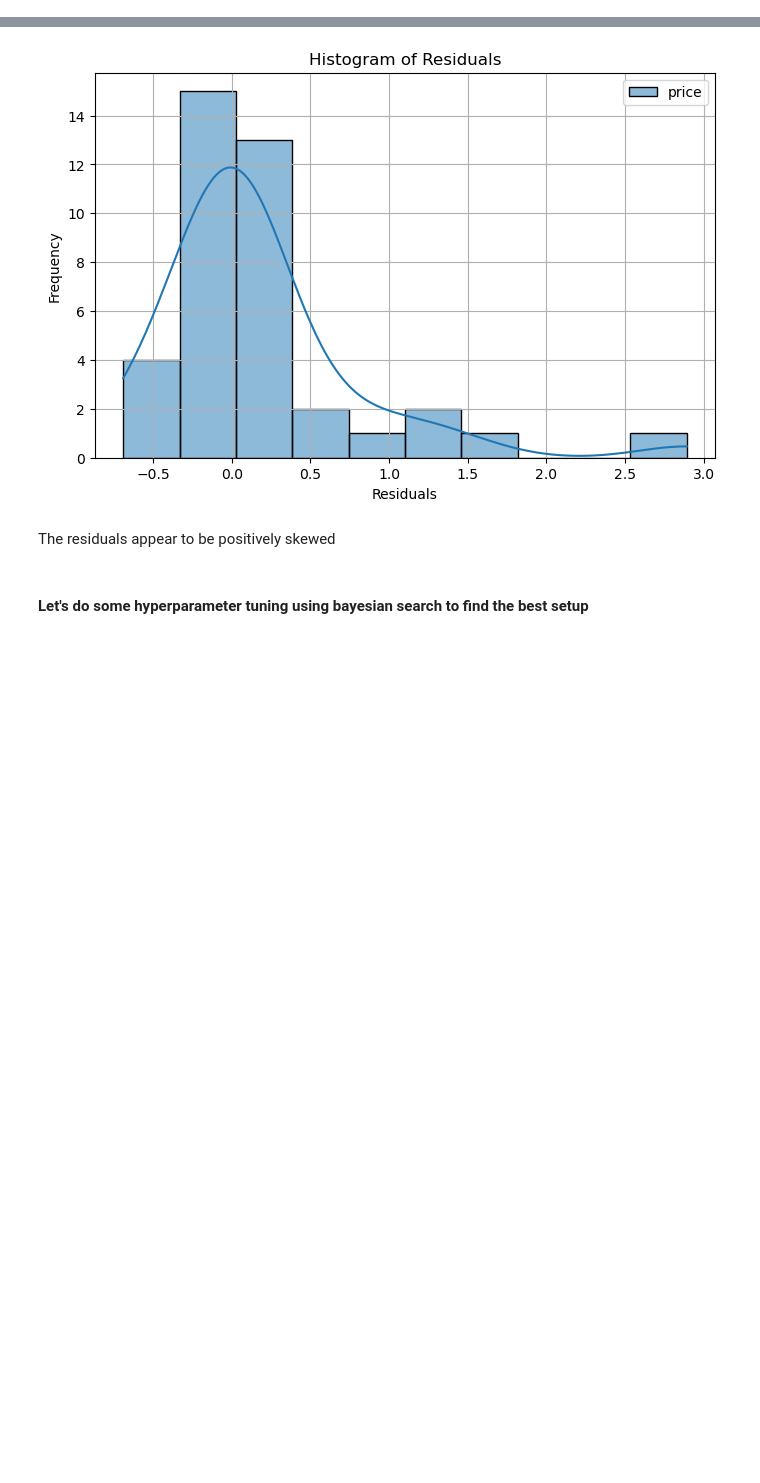
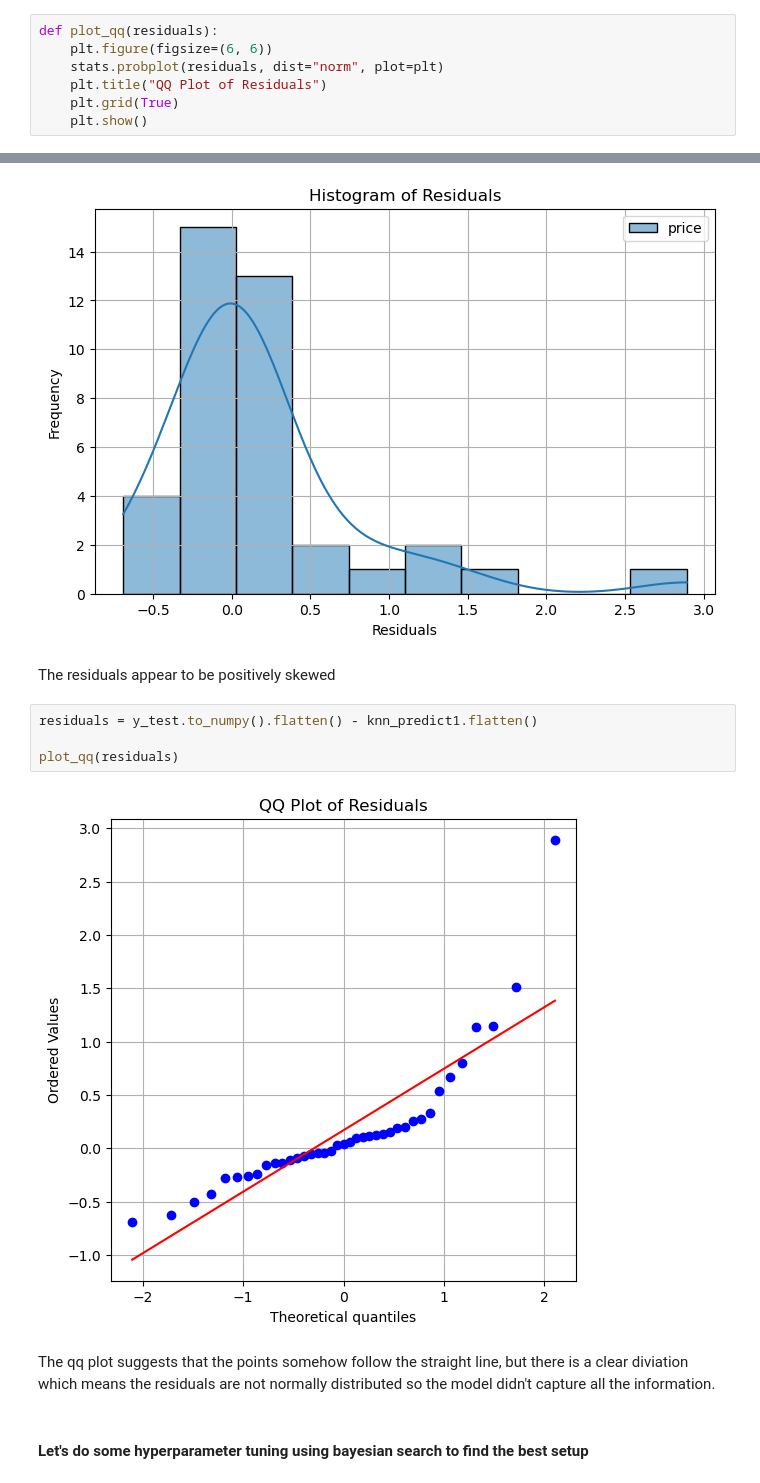
Before and after one commit to abid-sara/Automobile, a Jupyter notebook: notebooks/knn.ipynb, the cells around one changed output, grey strips where cells are left out. Drawn from its saved outputs; the diff is of its cells as text; blank space fills up the shorter version.

```diff
--- a/notebooks/knn.ipynb
+++ b/notebooks/knn.ipynb
@@ -60,6 +60,13 @@ def histogram_residuals(true, predicted):
     plt.title("Histogram of Residuals")
     plt.grid(True)
     plt.show()
+# %%
+def plot_qq(residuals):
+    plt.figure(figsize=(6, 6))
+    stats.probplot(residuals, dist="norm", plot=plt)
+    plt.title("QQ Plot of Residuals")
+    plt.grid(True)
+    plt.show()
 # %%
 X_train = pd.read_csv("x_train.csv",index_col=0)
 y_train = pd.read_csv("y_train.csv" ,index_col=0)
@@ -102,6 +109,14 @@ histogram_residuals(y_test, knn_predict1)
 [figure]
 # %% [markdown]
  The residuals appear to be positively skewed
+# %%
+residuals = y_test.to_numpy().flatten() - knn_predict1.flatten()
+
+plot_qq(residuals)
+# %% [output]
+[figure, added]
+# %% [markdown]
+The qq plot suggests that the points somehow follow the straight line, but there is a clear diviation which means the residuals are not normally distributed so the model didn't capture all the information.
 # %% [markdown]
 #### Let's do some hyperparameter tuning using bayesian search to find the best setup
 # %%
```
Also changed, not shown: parts of 5 cells of this notebook.
